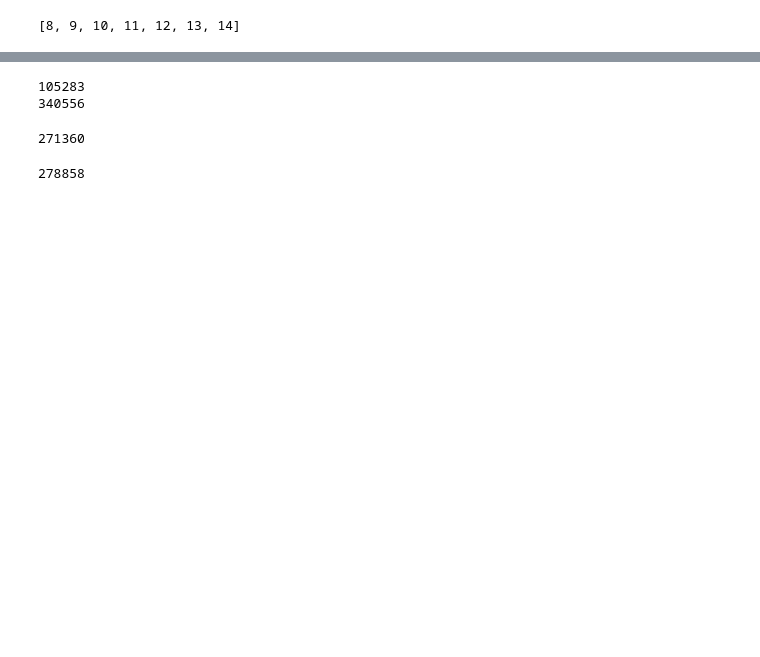
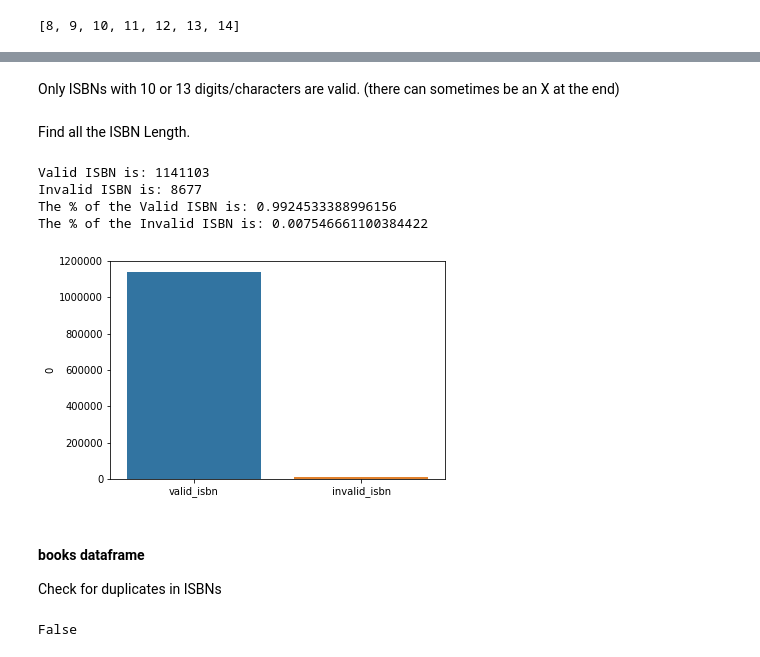
Before and after one commit to ohjho/recommendation_system, a Jupyter notebook: EDA.ipynb, the cells around one changed output, grey strips where cells are left out. Saved outputs shown, nothing was run; the diff lists cells and outputs as text; code cells hidden in the pictures; blank space fills up the shorter version.

```diff
--- a/EDA.ipynb
+++ b/EDA.ipynb
@@ -513,14 +144,48 @@ Name: isbn, dtype: int64
-# %%
-print(df_ratings['user'].nunique())
-print(df_ratings['isbn'].nunique())
-# %% [output]
-105283
-340556
-# %%
-print(df_books['isbn'].nunique())
-# %% [output]
-271360
-# %%
-print(df_users['user'].nunique())
-# %% [output]
-278858
+# %% [markdown]
+Only ISBNs with 10 or 13 digits/characters are valid. (there can sometimes be an X at the end)
+# %% [markdown]
+Find all the ISBN Length.
+# %%
+df_ratings_isbn_length = df_ratings['isbn'].astype(str).map(len).values
+y = np.bincount(df_ratings_isbn_length)
+ii = np.nonzero(y)[0]
+result = np.vstack((ii,y[ii])).T
+df_ratings_isbn_length_result = pd.DataFrame(result)
+df_ratings_isbn_length_result = df_ratings_isbn_length_result.set_index([0])
+del df_ratings_isbn_length_result.index.name
+df_ratings_isbn_length_result.rename(columns={1:'count'}, inplace=True)
+valid_isbn = df_ratings_isbn_length_result.loc[
+    (df_ratings_isbn_length_result.index == 10) |
+    (df_ratings_isbn_length_result.index == 13), 'count'
+].sum()
+invalid_isbn = df_ratings_isbn_length_result.loc[
+    ~((df_ratings_isbn_length_result.index == 10) |
+      (df_ratings_isbn_length_result.index == 13))
+    , 'count'
+].sum()
+total_isbn = valid_isbn + invalid_isbn
+
+print("Valid ISBN is: {}".format(valid_isbn))
+print("Invalid ISBN is: {}".format(invalid_isbn))
+print("The % of the Valid ISBN is: {}".format(valid_isbn/total_isbn))
+print("The % of the Invalid ISBN is: {}".format(invalid_isbn/total_isbn))
+
+isbn_ratio = np.array([valid_isbn, invalid_isbn], np.int32)
+df_isbn_ratio = pd.DataFrame(isbn_ratio)
+
+ax = sns.barplot(x=df_isbn_ratio.index, y=df_isbn_ratio[0])
+ax.set_xticklabels(labels=['valid_isbn', 'invalid_isbn'])
+plt.show()
+# %% [output]
+Valid ISBN is: 1141103
+Invalid ISBN is: 8677
+The % of the Valid ISBN is: 0.9924533388996156
+The % of the Invalid ISBN is: 0.007546661100384422
+[figure, added]
+# %% [markdown]
+#### books dataframe
+Check for duplicates in ISBNs
+# %%
+len(df_books) != len(df_books.isbn.unique())
+# %% [output]
+False
```
Also changed, not shown: parts of 100 cells of this notebook, 1 other file.
